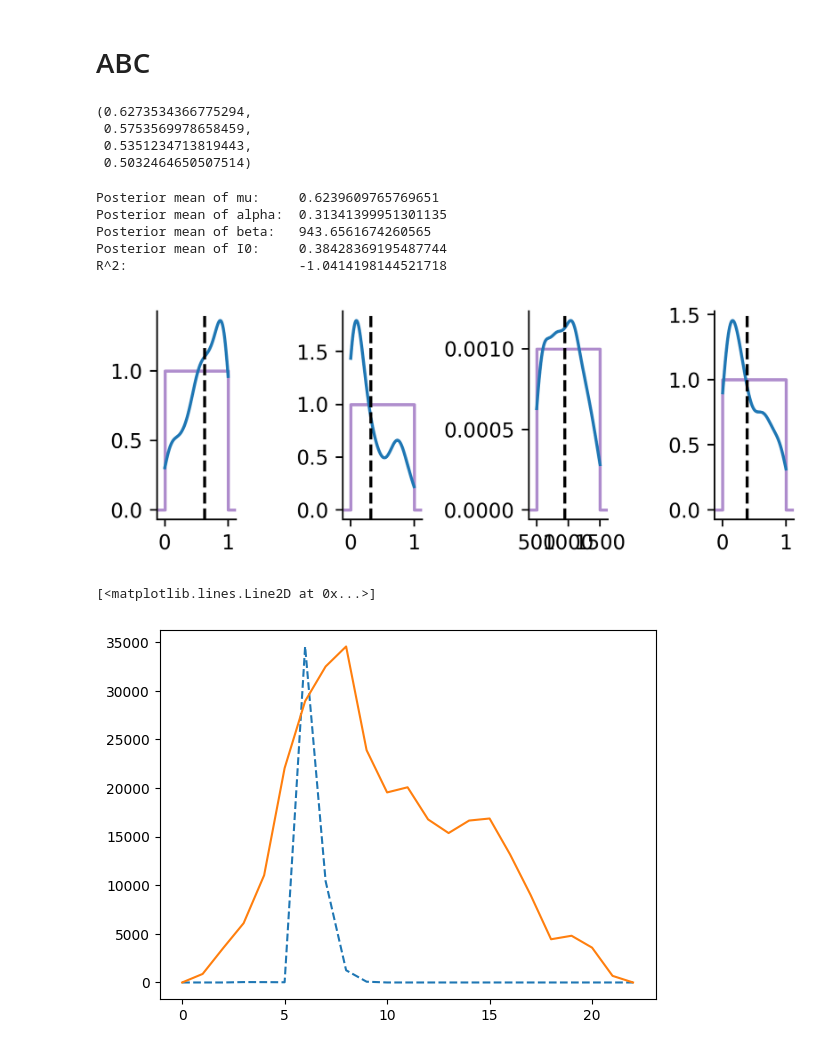
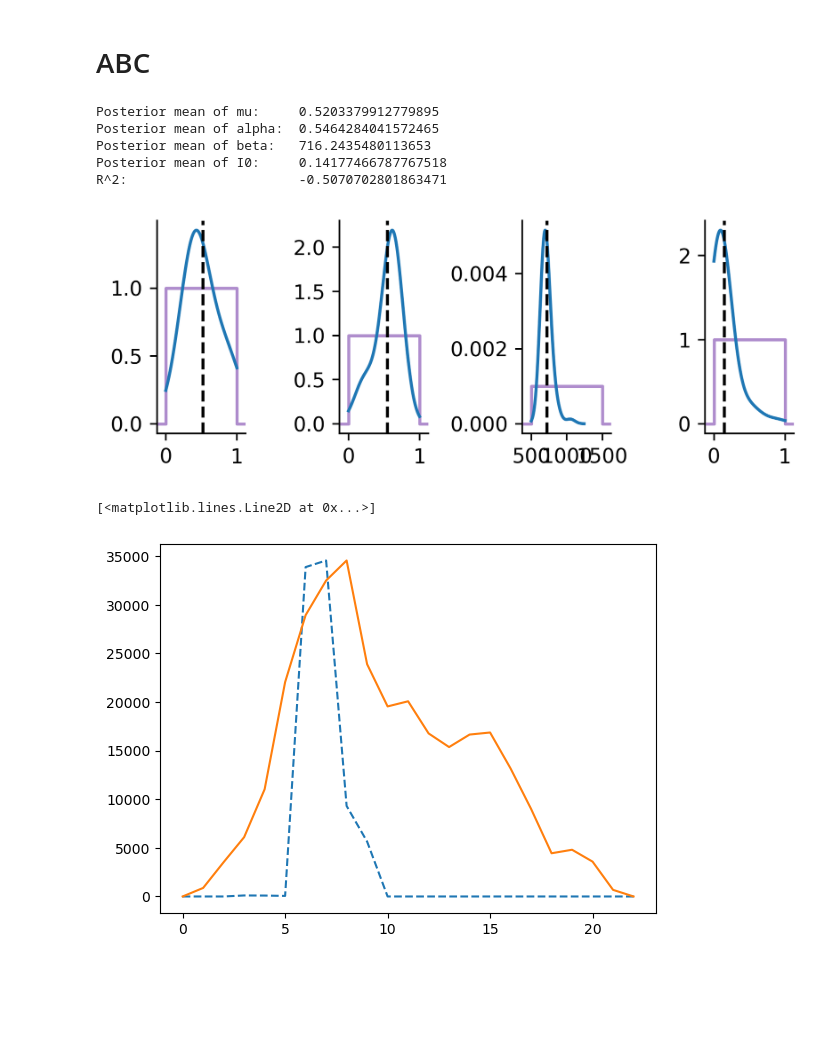
Before and after one commit to Mpkosh/people_are, a Jupyter notebook: abc_mcmc.ipynb, the cells around one changed output. Drawn from its saved outputs; the diff is of its cells as text; code cells hidden in the pictures; blank space fills up the shorter version.

```diff
--- a/abc_mcmc.ipynb
+++ b/abc_mcmc.ipynb
@@ -73,6 +98,8 @@ Index(['Unnamed: 0', 'index', 'Год', 'Неделя', 'A(H1N1)pdm09_15 и ст
        '15 и ст.', 'CONFIRMED'],
       dtype='object')
 # %%
+plt.rcParams["figure.figsize"] = (4, 2)
+
 R = np.concatenate((np.zeros(5),data['CONFIRMED']))
 R = np.concatenate((R, np.zeros(5)))
 R = pd.DataFrame(R)
@@ -196,10 +223,11 @@ def mh(obsData, init_params, rngseed=None, sampling_method='dram',
         param_info = init_params[param]
         if param_info[1]=='uniform':
             mcstat.parameters.add_model_parameter(name=param, theta0=param_info[0],
-                                                  minimum=param_info[2], maximum=param_info[3])
+                                                  minimum=param_info[2], maximum=param_info[3],sample=param_info[4])
         elif param_info[1]=='normal':
             mcstat.parameters.add_model_parameter(name=param, theta0=param_info[0],
-                                                  prior_mu=param_info[2], prior_sigma=param_info[3])
+                                                  prior_mu=param_info[2], prior_sigma=param_info[3],sample=param_info[4],
+                                                 minimum=param_info[5], maximum=param_info[6])
 
     # Generate options
     mcstat.simulation_options.define_simulation_options(nsimu=n_sim1, updatesigma=True,
@@ -294,0 +324,25 @@ e.g., removed the first part for burnin-in.
+# %%
+
+init_params = dict({'mu': [0.195, 'normal', 0.195, 0.2, True, 0, 1],
+                     'a': [0.001802514427547769, 'normal', 0.0018, 0.01, True, 0, 1],
+                     'beta': [904.9228853554217, 'normal', 904, 200, True, 500, 1500],
+                     'I0': [0.029, 'normal', 0.029, 0.1, True, 0, 1]})
+mcstat1, _ = mh(obsData, init_params=init_params, rngseed=None,
+                     sampling_method='dram',
+                     display_pairwise_corr=False, n_sim1=1000, n_sim2=500)
+
+init_params = dict({'mu': [0.09, 'normal', 0.195, 0.2, True, 0, 1],
+                     'a': [0.001802514427547769, 'normal', 0.0018, 0.01, True, 0, 1],
+                     'beta': [904.9228853554217, 'normal', 904, 200, True, 500, 1500],
+                     'I0': [0.01, 'normal', 0.029, 0.1, True, 0, 1]})
+mcstat2, _ = mh(obsData, init_params=init_params, rngseed=None,
+                     sampling_method='dram',
+                     display_pairwise_corr=False, n_sim1=1000, n_sim2=500)
+
+init_params = dict({'mu': [0.29, 'normal', 0.195, 0.2, True, 0, 1],
+                     'a': [0.001802514427547769, 'normal', 0.0018, 0.01, True, 0, 1],
+                     'beta': [904.9228853554217, 'normal', 904, 200, True, 500, 1500],
+                     'I0': [0.05, 'normal', 0.029, 0.1, True, 0, 1]})
+mcstat3, _ = mh(obsData, init_params=init_params, rngseed=None,
+                     sampling_method='dram',
+                     display_pairwise_corr=False, n_sim1=1000, n_sim2=500)
@@ -294,0 +367,6 @@ e.g., removed the first part for burnin-in.
+# %%
+for model in [mcstat1,mcstat2,mcstat3]:
+    results_chain = model.simulation_results.results
+    burnin = int(results_chain['nsimu']/2)
+    chain = results_chain['chain'][burnin:, :]
+    metrics_and_plot(obsData, np.median(chain, 0))
@@ -552,51 +679,44 @@ def model(theta, T):
     #         out = Y[j:j+T]
 
     return out
-# %%
-theta
-# %% [output]
-(0.6273534366775294,
- 0.5753569978658459,
- 0.5351234713819443,
- 0.5032464650507514)
 # %%
 #                                      mu,   alpha,   beta,  exposed
 prior = abc.IndependentUniformPrior([(0, 1), (0, 1), (500, 1500), (0,1)])
 
 # Fit the model to the data using ABC
-numIters = 1  # The number of SMC iterations to perform
-popSize = 150  # The population size of the SMC method
+numIters = 3  # The number of SMC iterations to perform
+popSize = 10# The population size of the SMC method
 
 
 simulator = lambda theta: model(theta, len(obsData))
 fit = abc.smc(numIters, popSize, obsData, simulator, prior,
-              showProgressBar=True, numProcs=1, plotProgress=False)
+              showProgressBar=True, numProcs=2, plotProgress=False)
 
 theta = (np.sum(fit.samples[:, 0] * fit.weights),
          np.sum(fit.samples[:, 1] * fit.weights),
          np.sum(fit.samples[:, 2] * fit.weights),
          np.sum(fit.samples[:, 3] * fit.weights))
 
 
 abc.plot_posteriors(fit, prior, refLines=theta)
 
 predictions = simulator(theta)
 
 print("Posterior mean of mu:    ", theta[0])
 print("Posterior mean of alpha: ", theta[1])
 print("Posterior mean of beta:  ", theta[2])
 print("Posterior mean of I0:    ", theta[3])
 print("R^2:                     ", r2_score(obsData, predictions))
 # %% [output]
-Posterior mean of mu:     0.6239609765769651
-Posterior mean of alpha:  0.31341399951301135
-Posterior mean of beta:   943.6561674260565
-Posterior mean of I0:     0.38428369195487744
-R^2:                      -1.0414198144521718
+Posterior mean of mu:     0.5203379912779895
+Posterior mean of alpha:  0.5464284041572465
+Posterior mean of beta:   716.2435480113653
+Posterior mean of I0:     0.14177466787767518
+R^2:                      -0.5070702801863471
-[figure, old version]
+[figure, new version]
 # %%
 plt.plot(predictions, ls='--')
 plt.plot(obsData)
 # %% [output]
 [<matplotlib.lines.Line2D at 0x...>]
-[figure, old version]
+[figure, new version]
```
Also changed, not shown: parts of 21 cells of this notebook.
